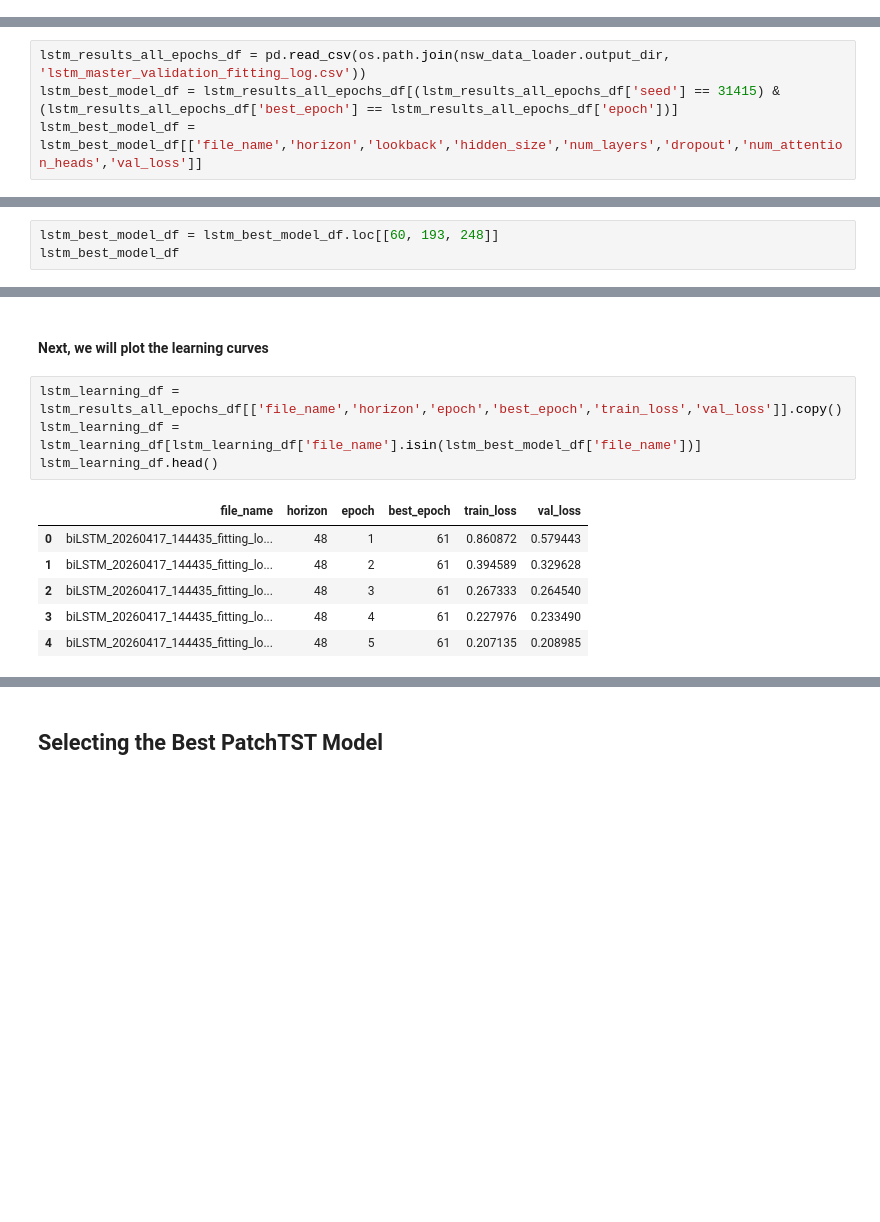
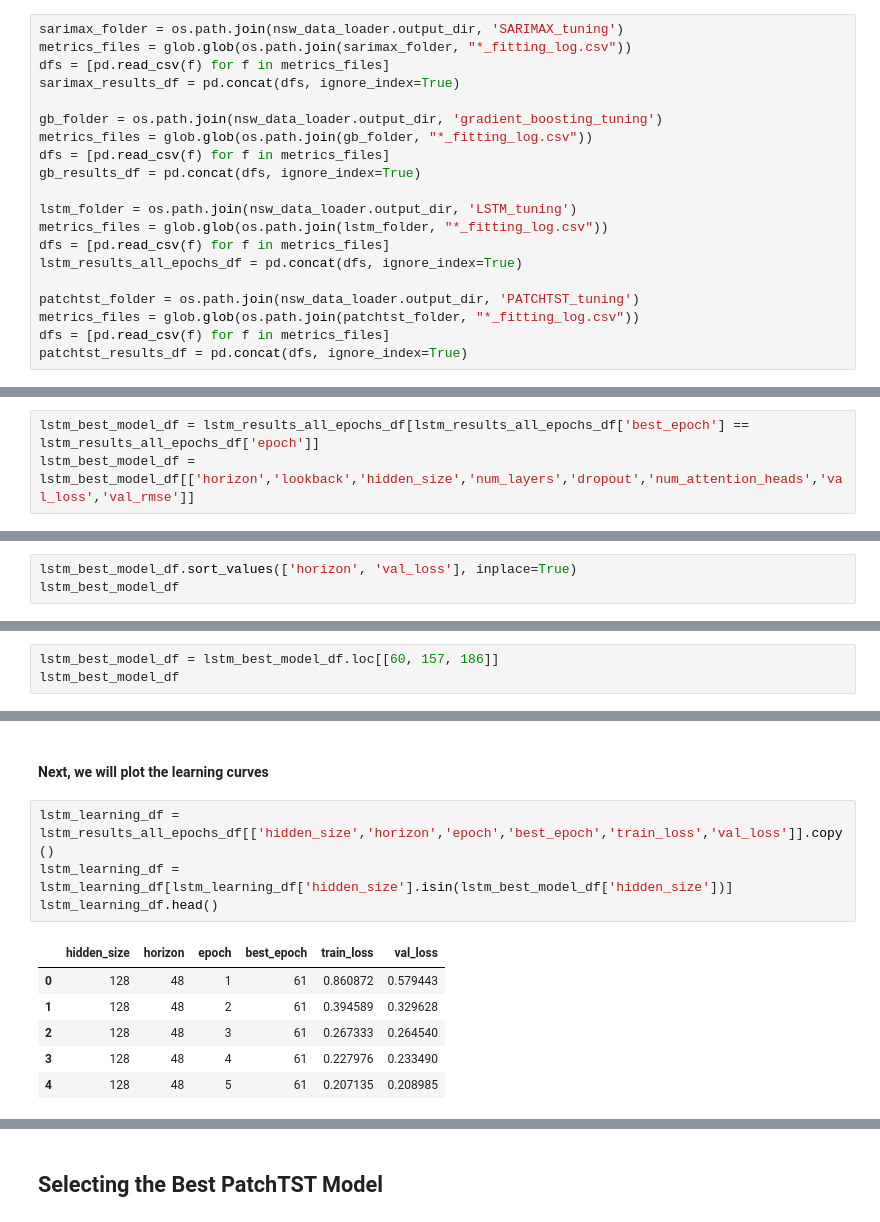
Before and after one commit to laukamkit/capstone_project_GroupA, a Jupyter notebook: src/best_models.ipynb, the cells around one changed output, grey strips where cells are left out. Cells and saved outputs as stored; diff of their text form; blank space fills up the shorter version.

```diff
--- a/src/best_models.ipynb
+++ b/src/best_models.ipynb
@@ -7,6 +9,26 @@ from ModelFiles.ModelConfigs import HORIZONS
 nsw_data_loader = NSWDataLoader()
 # %% [output]
 Found NSW data path: C:\Users\kyim1\Desktop\capstone_project_GroupA\data\NSW
+# %%
+sarimax_folder = os.path.join(nsw_data_loader.output_dir, 'SARIMAX_tuning')
+metrics_files = glob.glob(os.path.join(sarimax_folder, "*_fitting_log.csv"))
+dfs = [pd.read_csv(f) for f in metrics_files]
+sarimax_results_df = pd.concat(dfs, ignore_index=True)
+
+gb_folder = os.path.join(nsw_data_loader.output_dir, 'gradient_boosting_tuning')
+metrics_files = glob.glob(os.path.join(gb_folder, "*_fitting_log.csv"))
+dfs = [pd.read_csv(f) for f in metrics_files]
+gb_results_df = pd.concat(dfs, ignore_index=True)
+
+lstm_folder = os.path.join(nsw_data_loader.output_dir, 'LSTM_tuning')
+metrics_files = glob.glob(os.path.join(lstm_folder, "*_fitting_log.csv"))
+dfs = [pd.read_csv(f) for f in metrics_files]
+lstm_results_all_epochs_df = pd.concat(dfs, ignore_index=True)
+
+patchtst_folder = os.path.join(nsw_data_loader.output_dir, 'PATCHTST_tuning')
+metrics_files = glob.glob(os.path.join(patchtst_folder, "*_fitting_log.csv"))
+dfs = [pd.read_csv(f) for f in metrics_files]
+patchtst_results_df = pd.concat(dfs, ignore_index=True)
 # %% [markdown]
 ## Selecting the Best SARIMAX Model
 # %%
@@ -121,6 +141,5 @@ With Occam's Razor in mind, we choose this as the best gb model.
 # %% [markdown]
 ## Selecting the Best LSTM Model
 # %%
-lstm_results_all_epochs_df = pd.read_csv(os.path.join(nsw_data_loader.output_dir, 'lstm_master_validation_fitting_log.csv'))
-lstm_best_model_df = lstm_results_all_epochs_df[(lstm_results_all_epochs_df['seed'] == 31415) & (lstm_results_all_epochs_df['best_epoch'] == lstm_results_all_epochs_df['epoch'])]
-lstm_best_model_df = lstm_best_model_df[['file_name','horizon','lookback','hidden_size','num_layers','dropout','num_attention_heads','val_loss']]
+lstm_best_model_df = lstm_results_all_epochs_df[lstm_results_all_epochs_df['best_epoch'] == lstm_results_all_epochs_df['epoch']]
+lstm_best_model_df = lstm_best_model_df[['horizon','lookback','hidden_size','num_layers','dropout','num_attention_heads','val_loss','val_rmse']]
@@ -136,0 +146,3 @@ lstm_best_model_df
+# %%
+lstm_best_model_df.sort_values(['horizon', 'val_loss'], inplace=True)
+lstm_best_model_df
@@ -141,6 +161,6 @@ Due to the lengthened time to train LSTM models on our hardware, we only compare
 
 We can already clearly see the "Small" model outperforms the "Large".
 # %%
-lstm_best_model_df = lstm_best_model_df.loc[[60, 193, 248]]
+lstm_best_model_df = lstm_best_model_df.loc[[60, 157, 186]]
 lstm_best_model_df
 # %% [output]
@@ -151,14 +171,14 @@ lstm_best_model_df
 # %% [markdown]
 #### Next, we will plot the learning curves
 # %%
-lstm_learning_df = lstm_results_all_epochs_df[['file_name','horizon','epoch','best_epoch','train_loss','val_loss']].copy()
-lstm_learning_df = lstm_learning_df[lstm_learning_df['file_name'].isin(lstm_best_model_df['file_name'])]
+lstm_learning_df = lstm_results_all_epochs_df[['hidden_size','horizon','epoch','best_epoch','train_loss','val_loss']].copy()
+lstm_learning_df = lstm_learning_df[lstm_learning_df['hidden_size'].isin(lstm_best_model_df['hidden_size'])]
 lstm_learning_df.head()
 # %% [output]
-|  | file_name | horizon | epoch | best_epoch | train_loss | val_loss |
-| 0 | biLSTM_20260417_144435_fitting_lo... | 48 | 1 | 61 | 0.860872 | 0.579443 |
-| 1 | biLSTM_20260417_144435_fitting_lo... | 48 | 2 | 61 | 0.394589 | 0.329628 |
-| 2 | biLSTM_20260417_144435_fitting_lo... | 48 | 3 | 61 | 0.267333 | 0.264540 |
-| 3 | biLSTM_20260417_144435_fitting_lo... | 48 | 4 | 61 | 0.227976 | 0.233490 |
-| 4 | biLSTM_20260417_144435_fitting_lo... | 48 | 5 | 61 | 0.207135 | 0.208985 |
+|  | hidden_size | horizon | epoch | best_epoch | train_loss | val_loss |
+| 0 | 128 | 48 | 1 | 61 | 0.860872 | 0.579443 |
+| 1 | 128 | 48 | 2 | 61 | 0.394589 | 0.329628 |
+| 2 | 128 | 48 | 3 | 61 | 0.267333 | 0.264540 |
+| 3 | 128 | 48 | 4 | 61 | 0.227976 | 0.233490 |
+| 4 | 128 | 48 | 5 | 61 | 0.207135 | 0.208985 |
 # %%
```
Also changed, not shown: parts of 12 cells of this notebook.
